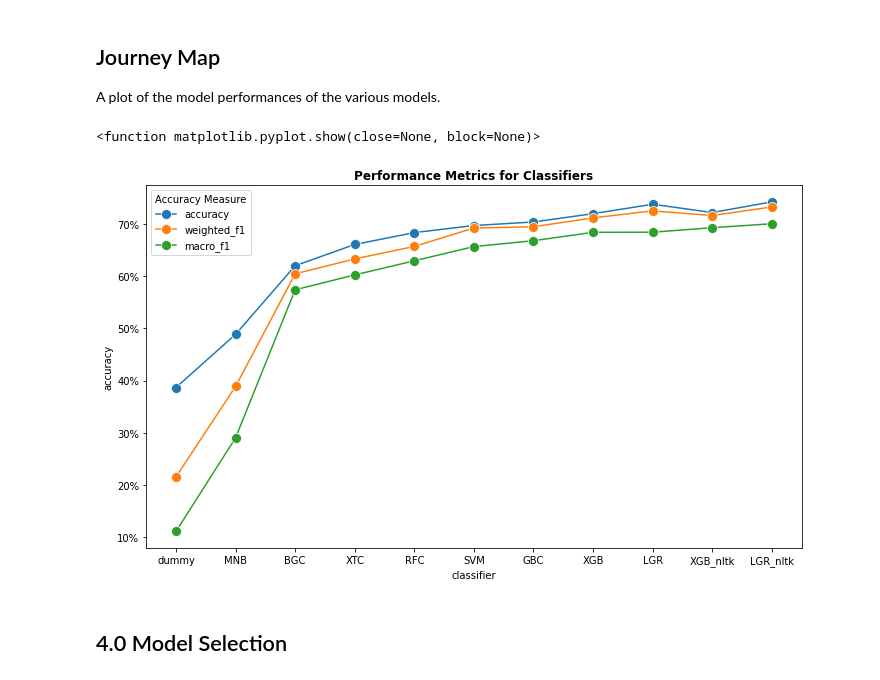
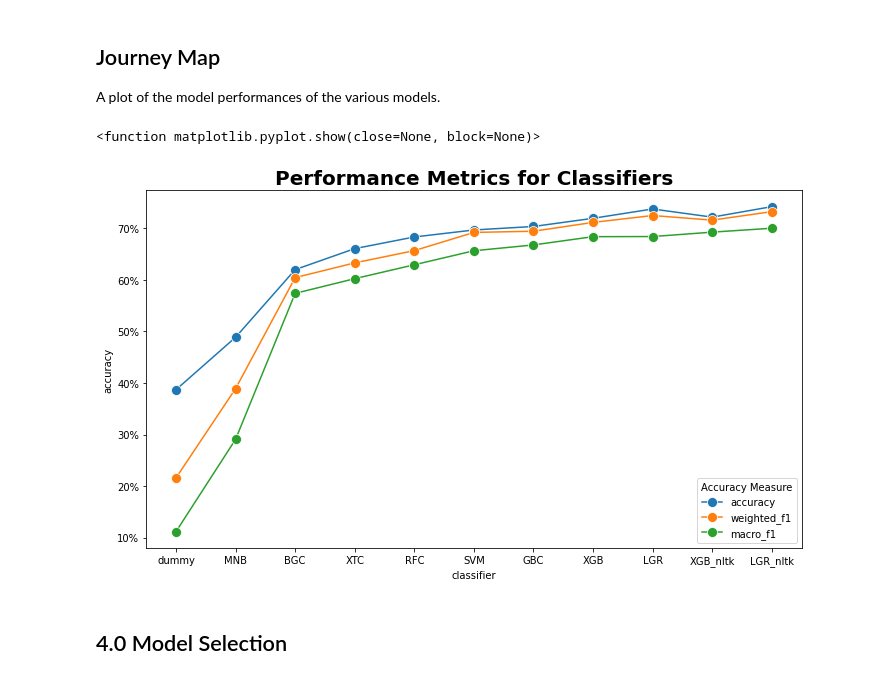
Before and after one commit to ChigozieObika/complaints_classification, a Jupyter notebook: complaints_classification/model_training.ipynb, the cells around one changed output. Drawn from its saved outputs; the diff is of its cells as text; code cells hidden in the pictures.

```diff
--- a/complaints_classification/model_training.ipynb
+++ b/complaints_classification/model_training.ipynb
@@ -255,20 +255,20 @@ A plot of the model performances of the various models.
 # %%
 plt.figure(figsize=(10,6))
 metrics = ['accuracy', 'weighted_f1', 'macro_f1']
 for metric in metrics:
     sns.lineplot(data=model_metrics,
         x='classifier',  y=metric,
         marker='o', markersize=10,
     )
 plt.gcf().axes[0].yaxis.set_major_formatter(StrMethodFormatter('{x:.0%}'))
-plt.legend(title='Accuracy Measure', labels = metrics, loc='upper left')
-plt.savefig('image_files/Performance Metrics for Classifiers')
-plt.title('Performance Metrics for Classifiers', fontsize=12, fontweight='bold')
+plt.legend(title='Accuracy Measure', labels = metrics, loc='lower right')
+plt.savefig('readme_plots/Performance Metrics for Classifiers')
+plt.title('Performance Metrics for Classifiers', fontsize=20, fontweight='bold')
 plt.tight_layout()
 plt.show
 # %% [output]
 <function matplotlib.pyplot.show(close=None, block=None)>
-[figure, old version]
+[figure, new version]
 # %% [markdown]
 ## 4.0 Model Selection
 # %% [markdown]
```
Also changed, not shown: parts of 1 cell of this notebook, 7 other files.
